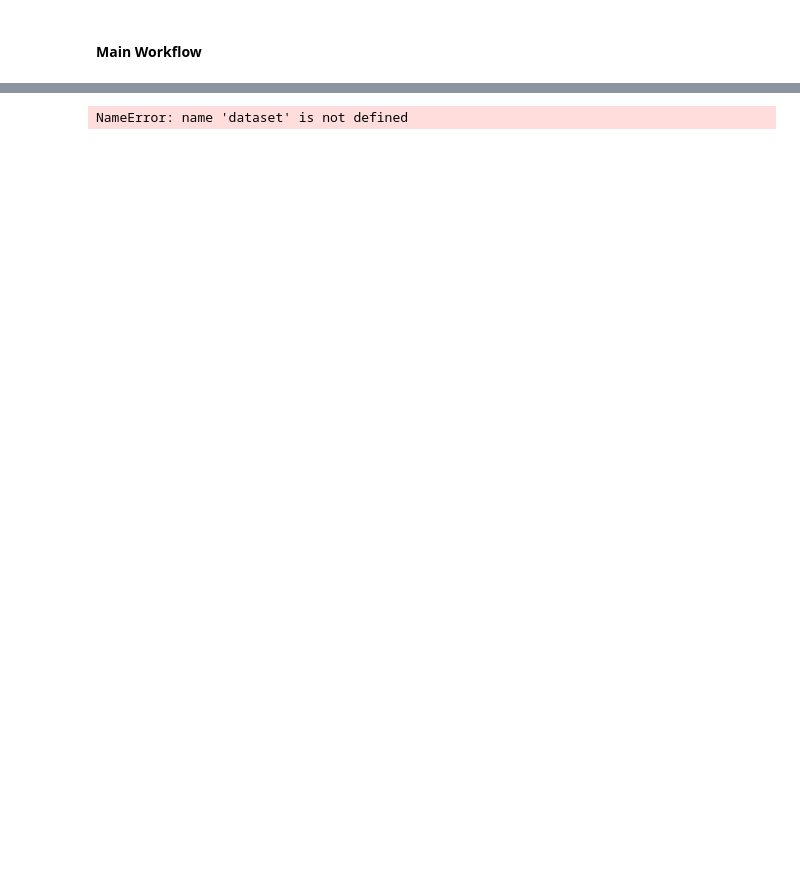
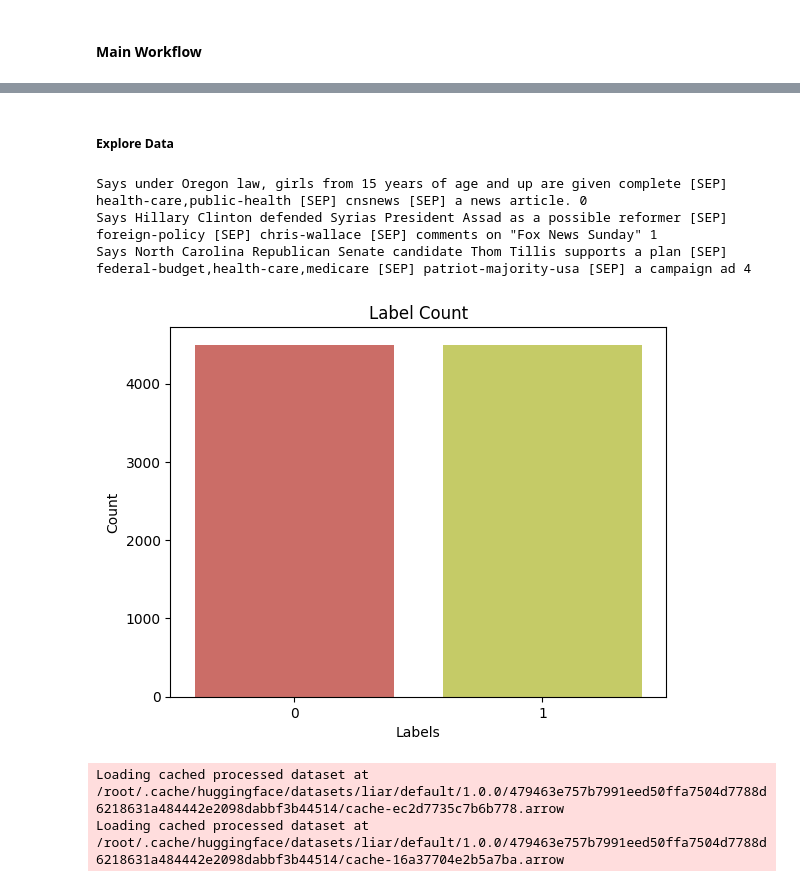
Before and after one commit to chris-caballero/Fake-News-Detection, a Jupyter notebook: fake-news-detection.ipynb, the cells around one changed output, grey strips where cells are left out. Saved outputs shown, nothing was run; the diff lists cells and outputs as text; code cells hidden in the pictures; blank space fills up the shorter version.

```diff
--- a/fake-news-detection.ipynb
+++ b/fake-news-detection.ipynb
@@ -17,8 +65,31 @@ NameError: name 'load_data' is not defined
+# %%
+def balance_dataset(dataset, split='train', label_type='binary_label'):
+    df = pd.DataFrame(dataset[split])
+    grouped_df = df.groupby(label_type)
+    min_class = grouped_df.size().min()
+    balanced_df = grouped_df.apply(lambda x: x.sample(n=min_class, replace=False)).reset_index(drop=True)
+
+    return Dataset.from_pandas(balanced_df)
+
+def display_counts(dataset, split=None, label_type='binary_label'):
+    if split:
+        sns.countplot(data=pd.DataFrame(dataset[split]), x=label_type, palette=palette)
+    else:
+        sns.countplot(data=pd.DataFrame(dataset), x=label_type, palette=palette)
+
+    plt.title('Label Count')
+    plt.xlabel('Labels')
+    plt.ylabel('Count')
+    plt.show()
 # %%
 trainset = balance_dataset(dataset, split='train')
 testset = dataset['test']
 valset = dataset['validation']
-# %% [output]
-NameError: name 'dataset' is not defined
+# %% [markdown]
+##### Explore Data
 # %%
 display_samples(trainset, num_samples=3)
+# %% [output]
+Says under Oregon law, girls from 15 years of age and up are given complete [SEP] health-care,public-health [SEP] cnsnews [SEP] a news article. 0
+Says Hillary Clinton defended Syrias President Assad as a possible reformer [SEP] foreign-policy [SEP] chris-wallace [SEP] comments on "Fox News Sunday" 1
+Says North Carolina Republican Senate candidate Thom Tillis supports a plan [SEP] federal-budget,health-care,medicare [SEP] patriot-majority-usa [SEP] a campaign ad 4
@@ -29,3 +96,7 @@ display_samples(valset, num_samples=3)
+# %%
+display_counts(trainset, label_type='binary_label')
+# %% [output]
+[figure, added]
 # %%
 tokenizer = AutoTokenizer.from_pretrained('distilbert-base-cased')
 def tokenize_dataset(data):
@@ -37,3 +108,6 @@ def tokenize_dataset(data):
 train_dataset = trainset.map(tokenize_dataset)
 test_dataset = testset.map(tokenize_dataset)
 val_dataset = valset.map(tokenize_dataset)
+# %% [output]
+Loading cached processed dataset at /root/.cache/huggingface/datasets/liar/default/1.0.0/479463e757b7991eed50ffa7504d7788d6218631a484442e2098dabbf3b44514/cache-ec2d7735c7b6b778.arrow
+Loading cached processed dataset at /root/.cache/huggingface/datasets/liar/default/1.0.0/479463e757b7991eed50ffa7504d7788d6218631a484442e2098dabbf3b44514/cache-16a37704e2b5a7ba.arrow
```
Also changed, not shown: parts of 22 cells of this notebook, 5 other files.
